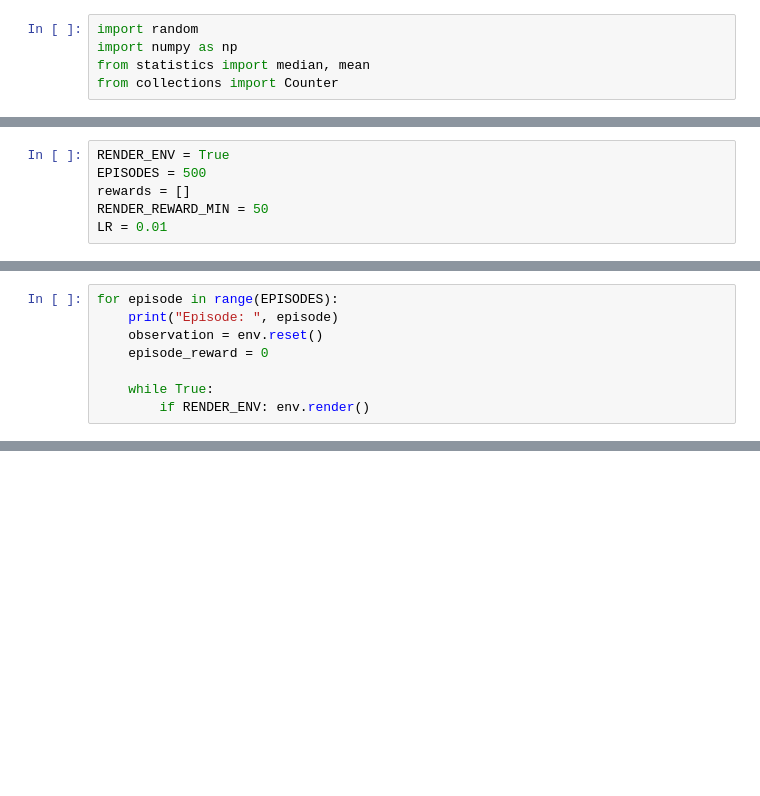
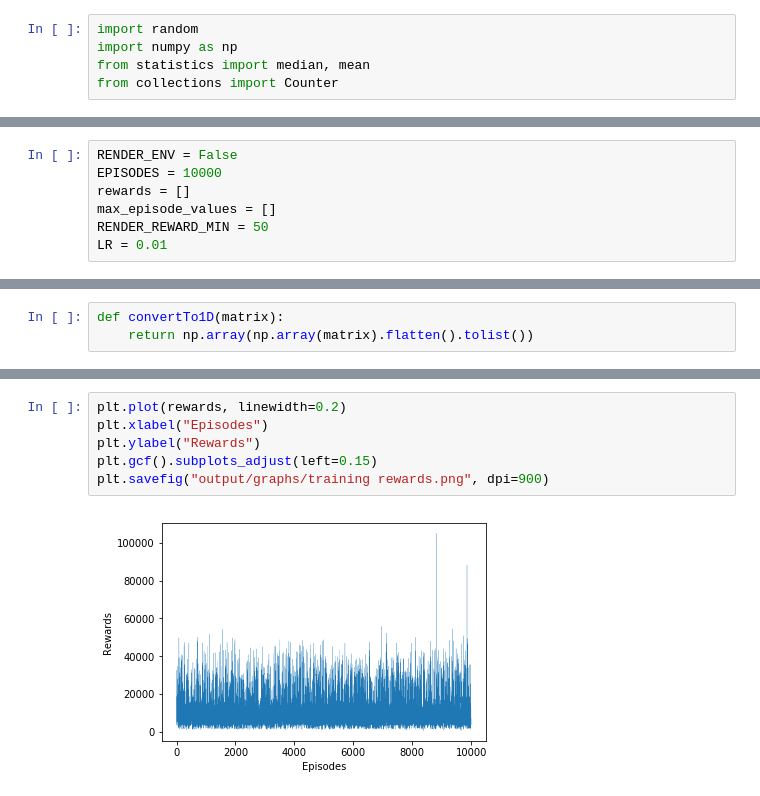
Before and after one commit to arihantparsoya/CS726-Project-2048-Using-RL, a Jupyter notebook: training.ipynb, the cells around one changed output, grey strips where cells are left out. Drawn from its saved outputs; the diff is of its cells as text; blank space fills up the shorter version.

```diff
--- a/training.ipynb
+++ b/training.ipynb
@@ -15,7 +20,8 @@ env.reset()
 # %%
-RENDER_ENV = True
-EPISODES = 500
+RENDER_ENV = False
+EPISODES = 10000
 rewards = []
+max_episode_values = []
 RENDER_REWARD_MIN = 50
 LR = 0.01
 # %%
@@ -50,8 +44,3 @@ See `tf.nn.softmax_cross_entropy_with_logits_v2`.
-# %%
-for episode in range(EPISODES):
-    print("Episode: ", episode)
-    observation = env.reset()
-    episode_reward = 0
-
-    while True:
-        if RENDER_ENV: env.render()
+# %%
+def convertTo1D(matrix):
+    return np.array(np.array(matrix).flatten().tolist())
@@ -57,0 +120,8 @@ for episode in range(EPISODES):
+# %%
+plt.plot(rewards, linewidth=0.2)
+plt.xlabel("Episodes")
+plt.ylabel("Rewards")
+plt.gcf().subplots_adjust(left=0.15)
+plt.savefig("output/graphs/training rewards.png", dpi=900)
+# %% [output]
+[figure, added]
```
Also changed, not shown: parts of 8 cells of this notebook, 14 other files.
